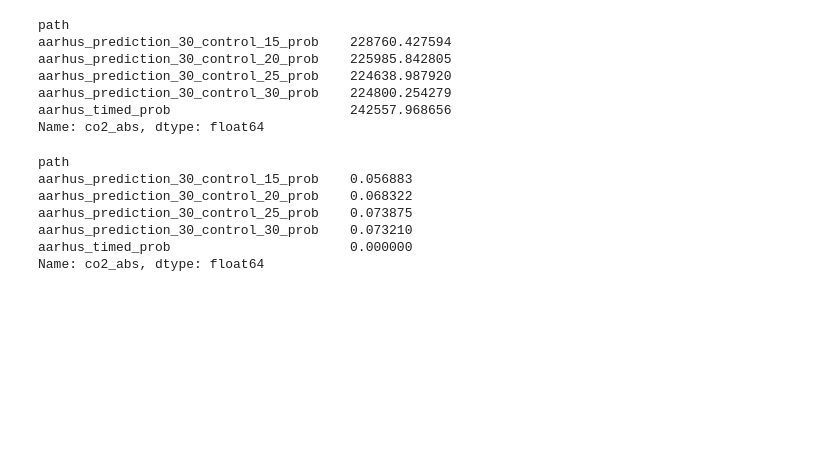
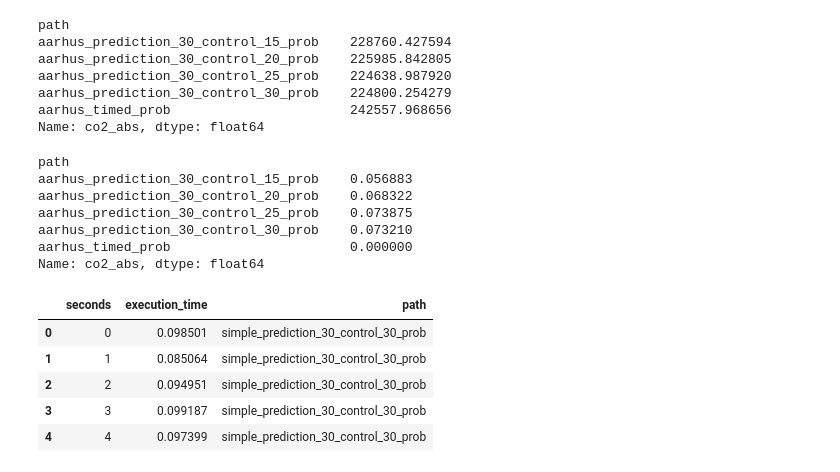
Before and after one commit to Zinoex/siren, a Jupyter notebook: siren/analysis/tripinfo.ipynb, the cells around one changed output. Cells and saved outputs as stored; diff of their text form; code cells hidden in the pictures; blank space fills up the shorter version.

```diff
--- a/siren/analysis/tripinfo.ipynb
+++ b/siren/analysis/tripinfo.ipynb
@@ -209,3 +250,20 @@ aarhus_prediction_30_control_25_prob    0.073875
 aarhus_prediction_30_control_30_prob    0.073210
 aarhus_timed_prob                       0.000000
 Name: co2_abs, dtype: float64
+# %%
+def extract_timings(path):
+    timings = pd.read_csv(os.path.join('../data', path, 'timing.csv'), names=['seconds', 'execution_time'])
+    timings['path'] = path
+
+    return timings
+
+experiments_mpc = list(filter(lambda path: 'timed' not in path, experiments))
+timings = pd.concat(map(extract_timings, experiments_mpc), axis=0)
+timings.head()
+# %% [output]
+|  | seconds | execution_time | path |
+| 0 | 0 | 0.098501 | simple_prediction_30_control_30_prob |
+| 1 | 1 | 0.085064 | simple_prediction_30_control_30_prob |
+| 2 | 2 | 0.094951 | simple_prediction_30_control_30_prob |
+| 3 | 3 | 0.099187 | simple_prediction_30_control_30_prob |
+| 4 | 4 | 0.097399 | simple_prediction_30_control_30_prob |
```
Also changed, not shown: parts of 10 cells of this notebook, 2 other files.
